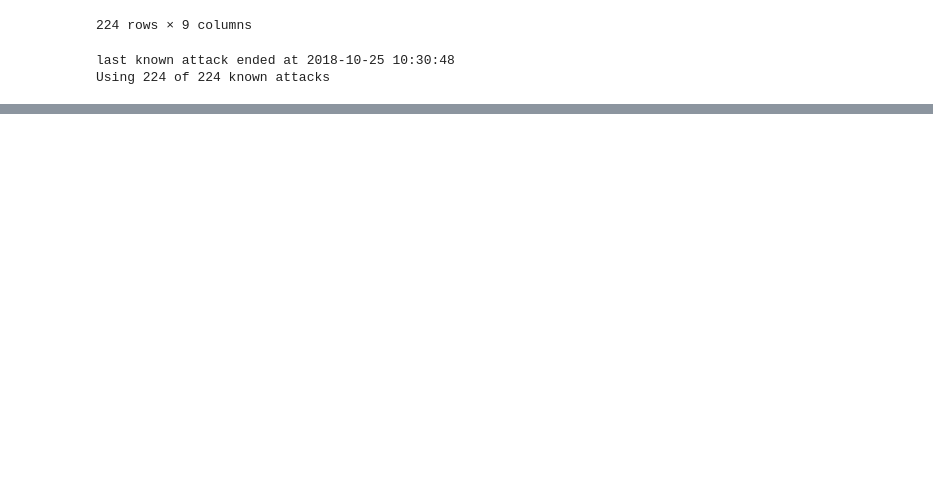
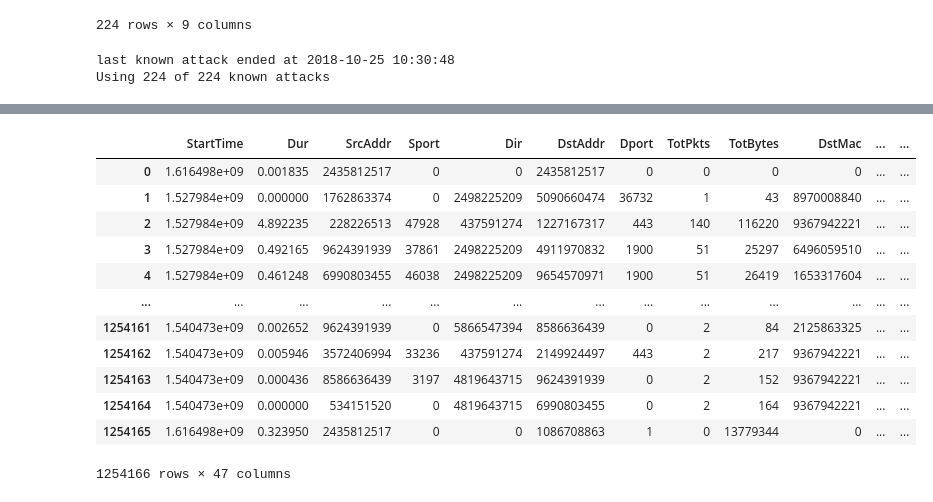
Before and after one commit to ArifulIslamPreence/IoT-TCP-Attack-detection, a Jupyter notebook: notebooks/flow_argus.ipynb, the cells around one changed output, grey strips where cells are left out. Saved outputs shown, nothing was run; the diff lists cells and outputs as text; code cells hidden in the pictures; blank space fills up the shorter version.

```diff
--- a/notebooks/flow_argus.ipynb
+++ b/notebooks/flow_argus.ipynb
@@ -737,6 +746,14 @@ mixed_flows=mixed_flows.fillna(0)
 mixed_flows['Dport']=mixed_flows['Dport'].apply(convert_to_int)
 mixed_flows['Sport']=mixed_flows['Sport'].apply(convert_to_int)
 
+def convert_string_to_int(x):
+    return abs(hash(x)) % (10 ** 10)
+
+string_features = ['Dir', 'DstAddr', 'SrcAddr', 'DstMac']
+
+for sf in string_features:
+    mixed_flows[sf]=mixed_flows[sf].apply(convert_string_to_int)
+
 # for storing mixed flows
 %store mixed_flows
 # %% [output]
@@ -773 +789,51 @@ dtypes: bool(1), float64(31), int64(13), object(17)
 memory usage: 584.9+ MB
+# %%
+# Features which will not be used
+pointless_features = [
+     'Label', 'Dur.1','Flgs.1','Proto.1','SrcAddr.1','SrcMac',
+                       'Sport.1','Dir.1','DstAddr.1','TotPkts.1','TotBytes.1', 'Dport.1']
+
+# # Non-decimal features categorized by data-type
+# hex_features = ['flowStat', 'tcpFStat', 'ipTOS', 'ipFlags', 'ethType',
+#                  'tcpStates', 'icmpStat', 'icmpTmGtw', 'macStat','tcpAnomaly',
+#                 'tcpFlags',  'tcpMPF', 'tcpMPTBF', 'tcpMPdssF', 'tcpOptions']
+
+
+string_features = ['Flgs', 'State', 'Proto']
+
+# # Not sure what to make of these - more research required
+# underscore_features = ['ethVlanID','ipOptCpCl_Num', 'icmpBFTypH_TypL_Code', 'ip6OptHH_D', 'ip6OptCntHH_D']
+
+# # Features we will use
+# features = ['flowInd', 'duration', 'numHdrDesc', 'numHdrs',
+#              'l4Proto', 'macPairs', 'dstPortClassN', 'numPktsSnt', 'numPktsRcvd',
+#             'numBytesSnt', 'numBytesRcvd', 'minPktSz', 'maxPktSz', 'avePktSize', 'stdPktSize', 'pktps', 'bytps',
+#             'pktAsm', 'bytAsm', 'ipMindIPID', 'ipMaxdIPID', 'ipMinTTL', 'ipMaxTTL', 'ipTTLChg', 'ipOptCnt',
+#             'tcpPSeqCnt', 'tcpSeqSntBytes', 'tcpSeqFaultCnt', 'tcpPAckCnt', 'tcpFlwLssAckRcvdBytes', 'tcpAckFaultCnt',
+#             'tcpInitWinSz', 'tcpAveWinSz', 'tcpMinWinSz', 'tcpMaxWinSz', 'tcpWinSzDwnCnt', 'tcpWinSzUpCnt',
+#             'tcpWinSzChgDirCnt', 'tcpOptPktCnt', 'tcpOptCnt', 'tcpMSS', 'tcpWS', 'tcpTmS', 'tcpTmER', 'tcpEcI',
+#             'tcpBtm', 'tcpSSASAATrip', 'tcpRTTAckTripMin', 'tcpRTTAckTripMax', 'tcpRTTAckTripAve',
+#             'tcpRTTAckTripJitAve', 'tcpRTTSseqAA', 'tcpRTTAckJitAve', 'icmpTCcnt', 'icmpEchoSuccRatio', 'icmpPFindex',
+#             'connSip', 'connDip', 'connSipDip', 'connSipDprt', 'connF',  'aveIAT', 'maxIAT',
+#                 'minIAT', 'stdIAT', 'tcpISeqN', 'tcpMPAID', 'tcpUtm', 'tcpWinSzThRt']
+df = mixed_flows.drop(pointless_features+string_features, axis = 1)
+# unused_features = pointless_features + hex_features + string_features + underscore_features
+# all_features = features + unused_features
+
+# attack_flows[features]
+# %%
+df
+# %% [output]
+|  | StartTime | Dur | SrcAddr | Sport | Dir | DstAddr | Dport | TotPkts | TotBytes | DstMac | ... | ... |
+| 0 | 1.616498e+09 | 0.001835 | 2435812517 | 0 | 0 | 2435812517 | 0 | 0 | 0 | 0 | ... | ... |
+| 1 | 1.527984e+09 | 0.000000 | 1762863374 | 0 | 2498225209 | 5090660474 | 36732 | 1 | 43 | 8970008840 | ... | ... |
+| 2 | 1.527984e+09 | 4.892235 | 228226513 | 47928 | 437591274 | 1227167317 | 443 | 140 | 116220 | 9367942221 | ... | ... |
+| 3 | 1.527984e+09 | 0.492165 | 9624391939 | 37861 | 2498225209 | 4911970832 | 1900 | 51 | 25297 | 6496059510 | ... | ... |
+| 4 | 1.527984e+09 | 0.461248 | 6990803455 | 46038 | 2498225209 | 9654570971 | 1900 | 51 | 26419 | 1653317604 | ... | ... |
+| ... | ... | ... | ... | ... | ... | ... | ... | ... | ... | ... | ... | ... |
+| 1254161 | 1.540473e+09 | 0.002652 | 9624391939 | 0 | 5866547394 | 8586636439 | 0 | 2 | 84 | 2125863325 | ... | ... |
+| 1254162 | 1.540473e+09 | 0.005946 | 3572406994 | 33236 | 437591274 | 2149924497 | 443 | 2 | 217 | 9367942221 | ... | ... |
+| 1254163 | 1.540473e+09 | 0.000436 | 8586636439 | 3197 | 4819643715 | 9624391939 | 0 | 2 | 152 | 9367942221 | ... | ... |
+| 1254164 | 1.540473e+09 | 0.000000 | 534151520 | 0 | 4819643715 | 6990803455 | 0 | 2 | 164 | 9367942221 | ... | ... |
+| 1254165 | 1.616498e+09 | 0.323950 | 2435812517 | 0 | 0 | 1086708863 | 1 | 0 | 13779344 | 0 | ... | ... |
+1254166 rows × 47 columns
```
Also changed, not shown: parts of 13 cells of this notebook, 4 other files.
